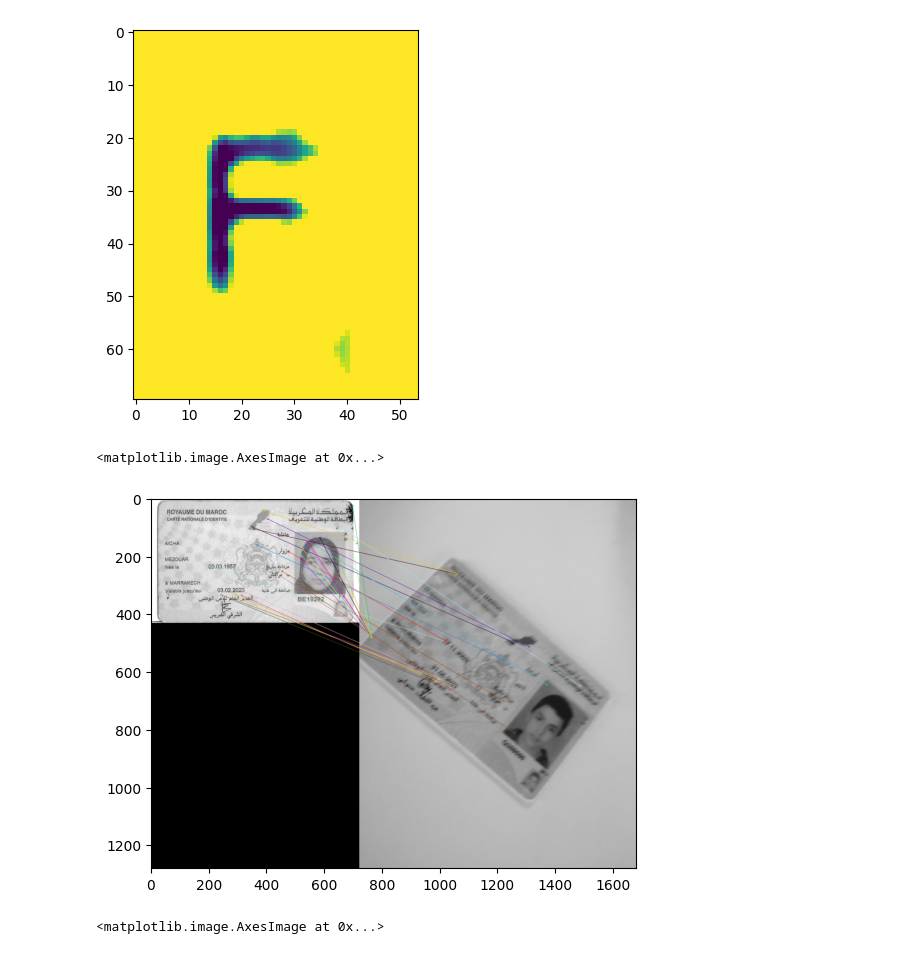
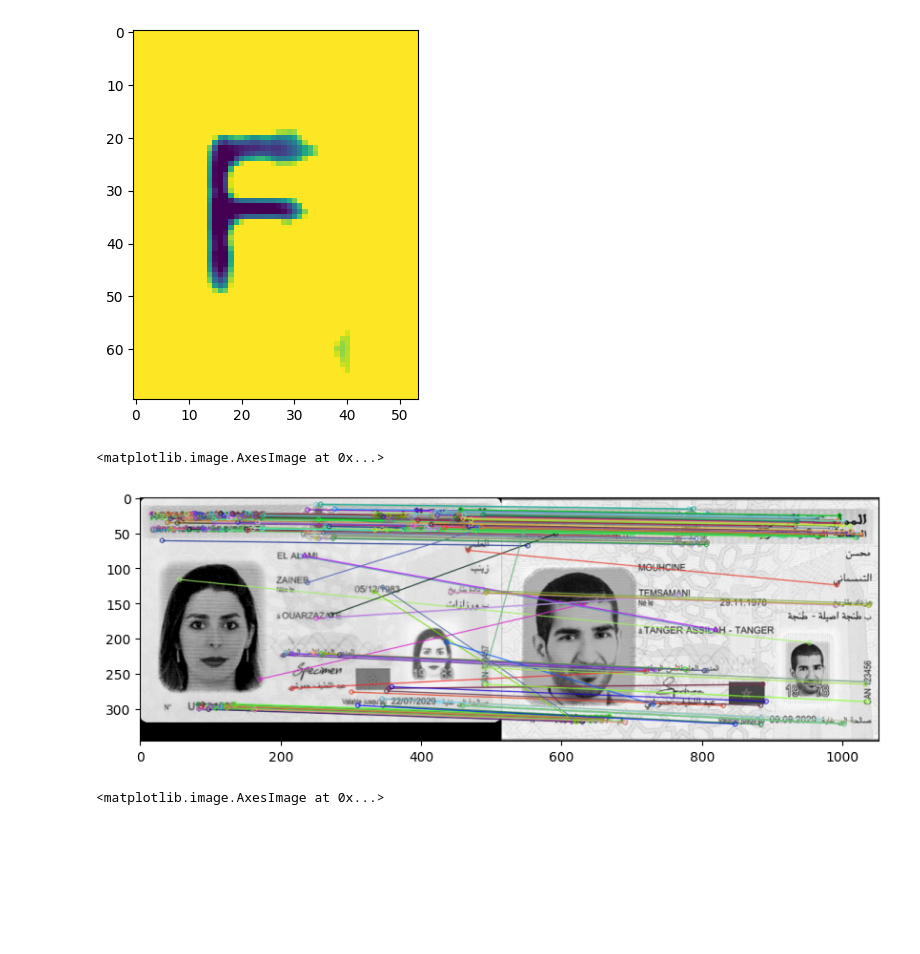
Before and after one commit to HEIZENNBERG/moroccan_idCard_scanner, a Jupyter notebook: py_server/test.ipynb, the cells around one changed output. Drawn from its saved outputs; the diff is of its cells as text; code cells hidden in the pictures; blank space fills up the shorter version.

```diff
--- a/py_server/test.ipynb
+++ b/py_server/test.ipynb
@@ -29,36 +29,37 @@ text = pytesseract.image_to_string(img)
 print(text)
 # %%
 import cv2
-
+import matplotlib.pyplot as plt
 # Load the images
-image_original = cv2.imread(r'C:\Users\pc\Desktop\lp BigData\s6\moroccan_idCard_scanner\ids\old_card\id_1_3.jpg', cv2.IMREAD_GRAYSCALE)
-image_rotated = cv2.imread(r'C:\Users\pc\Desktop\lp BigData\s6\test_crop\crop3.jpg', cv2.IMREAD_GRAYSCALE)
+image_original = cv2.imread(r'C:\Users\pc\Desktop\lp BigData\s6\ids\new_card\id_2_1.jpg', cv2.IMREAD_GRAYSCALE)
+image_rotated = cv2.imread(r'C:\Users\pc\Desktop\lp BigData\s6\ids\new_card\id_2_3.jpg', cv2.IMREAD_GRAYSCALE)
 
 # Initialize SIFT detector
 sift = cv2.SIFT_create()
 
 # Detect keypoints and compute descriptors
 keypoints_original, descriptors_original = sift.detectAndCompute(image_original, None)
 keypoints_rotated, descriptors_rotated = sift.detectAndCompute(image_rotated, None)
 
 # Match descriptors using FLANN (Fast Library for Approximate Nearest Neighbors)
 flann = cv2.FlannBasedMatcher(dict(algorithm=1, trees=5), dict(checks=50))
 matches = flann.knnMatch(descriptors_original, descriptors_rotated, k=2)
 
 # Ratio test to find good matches
 good_matches = []
 for m, n in matches:
     if m.distance < 0.7 * n.distance:
         good_matches.append(m)
 
+
+image_matches = cv2.drawMatches(image_original, keypoints_original, image_rotated, keypoints_rotated, good_matches, None, flags=cv2.DrawMatchesFlags_NOT_DRAW_SINGLE_POINTS)
+
+image_matches_rgb = cv2.cvtColor(image_matches, cv2.COLOR_BGR2RGB)
+
+# Display image with matches
+plt.figure(figsize=(10, 8))
 # Draw matches
-image_matches = cv2.drawMatches(image_original, keypoints_original, image_rotated, keypoints_rotated, good_matches, None, flags=cv2.DrawMatchesFlags_NOT_DRAW_SINGLE_POINTS)
 plt.imshow(image_matches)
-
-# Display the matches
-# cv2.imshow('Matches', image_matches)
-# cv2.waitKey(0)
-# cv2.destroyAllWindows()
 # %% [output]
 <matplotlib.image.AxesImage at 0x...>
-[figure, old version]
+[figure, new version]
```
Also changed, not shown: parts of 2 cells of this notebook, 6 other files.
